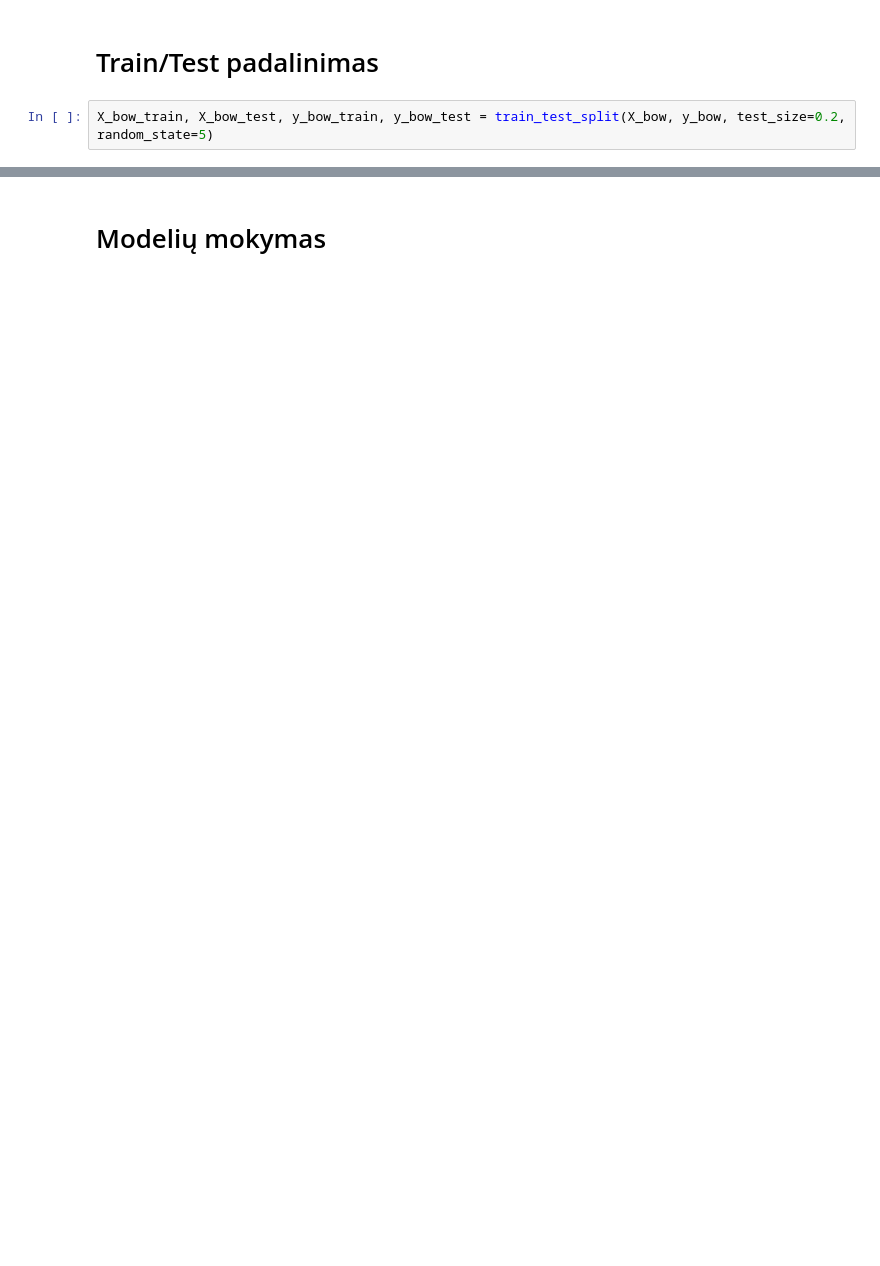
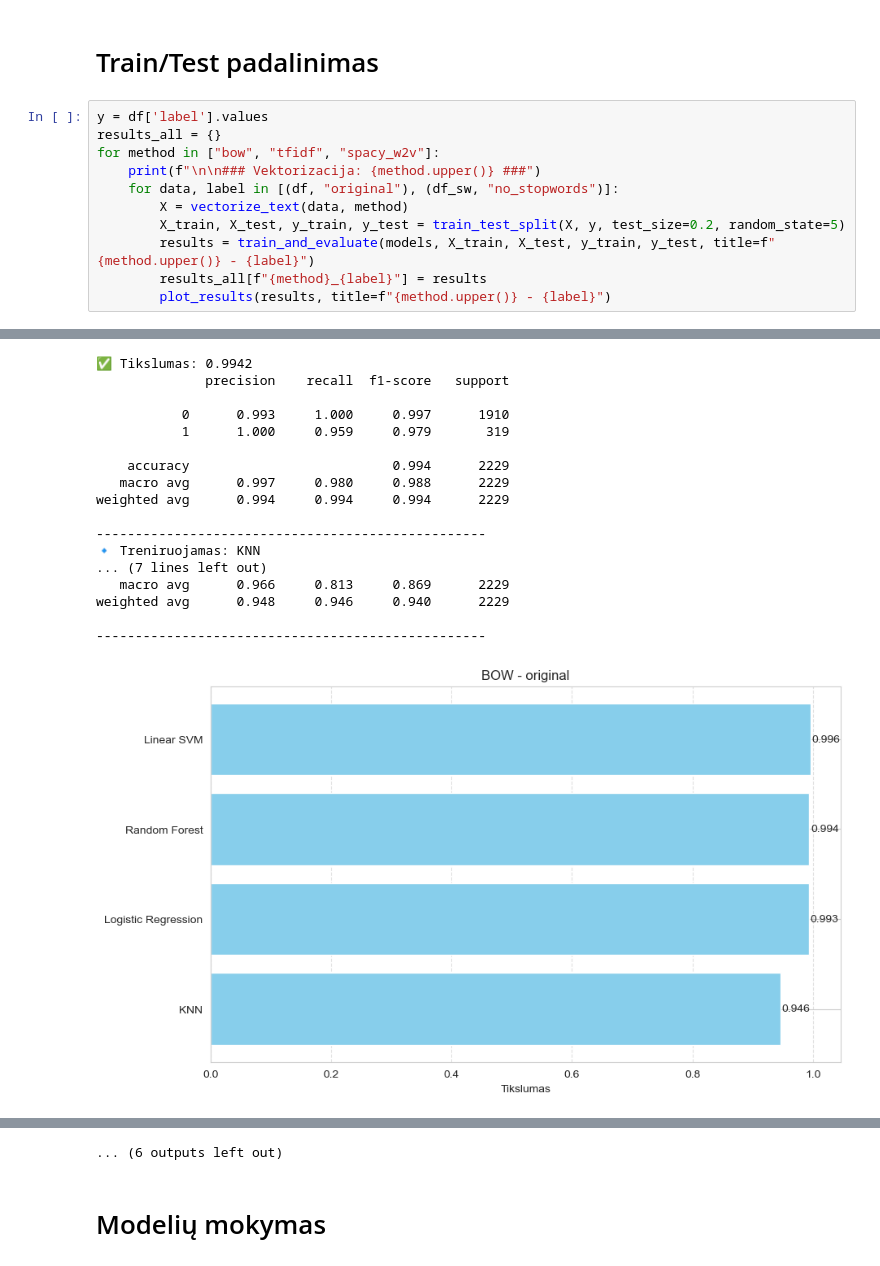
Before and after one commit to Sitri397/NLP, a Jupyter notebook: NLP.ipynb, the cells around one changed output, grey strips where cells are left out. Drawn from its saved outputs; the diff is of its cells as text; blank space fills up the shorter version.

```diff
--- a/NLP.ipynb
+++ b/NLP.ipynb
@@ -171,4 +177,14 @@ y_bow = df['label']
 # %% [markdown]
 # Train/Test padalinimas
 # %%
-X_bow_train, X_bow_test, y_bow_train, y_bow_test = train_test_split(X_bow, y_bow, test_size=0.2, random_state=5)
+y = df['label'].values
+results_all = {}
+for method in ["bow", "tfidf", "spacy_w2v"]:
+    print(f"\n\n### Vektorizacija: {method.upper()} ###")
+    for data, label in [(df, "original"), (df_sw, "no_stopwords")]:
+        X = vectorize_text(data, method)
+        X_train, X_test, y_train, y_test = train_test_split(X, y, test_size=0.2, random_state=5)
+        results = train_and_evaluate(models, X_train, X_test, y_train, y_test, title=f"{method.upper()} - {label}")
+        results_all[f"{method}_{label}"] = results
+        plot_results(results, title=f"{method.upper()} - {label}")
+# %% [output]
@@ -174,0 +208,18 @@ X_bow_train, X_bow_test, y_bow_train, y_bow_test = train_test_split(X_bow, y_bow
+✅ Tikslumas: 0.9942
+              precision    recall  f1-score   support
+
+           0      0.993     1.000     0.997      1910
+           1      1.000     0.959     0.979       319
+
+    accuracy                          0.994      2229
+   macro avg      0.997     0.980     0.988      2229
+weighted avg      0.994     0.994     0.994      2229
+
+--------------------------------------------------
+🔹 Treniruojamas: KNN
+... (7 lines left out)
+   macro avg      0.966     0.813     0.869      2229
+weighted avg      0.948     0.946     0.940      2229
+
+--------------------------------------------------
+[figure, added]
@@ -175,3 +331,4 @@ X_bow_train, X_bow_test, y_bow_train, y_bow_test = train_test_split(X_bow, y_bow
+... (6 outputs left out)
 # %% [markdown]
 # Modelių mokymas
 # %%
```
Also changed, not shown: parts of 17 cells of this notebook, 1 other file.
